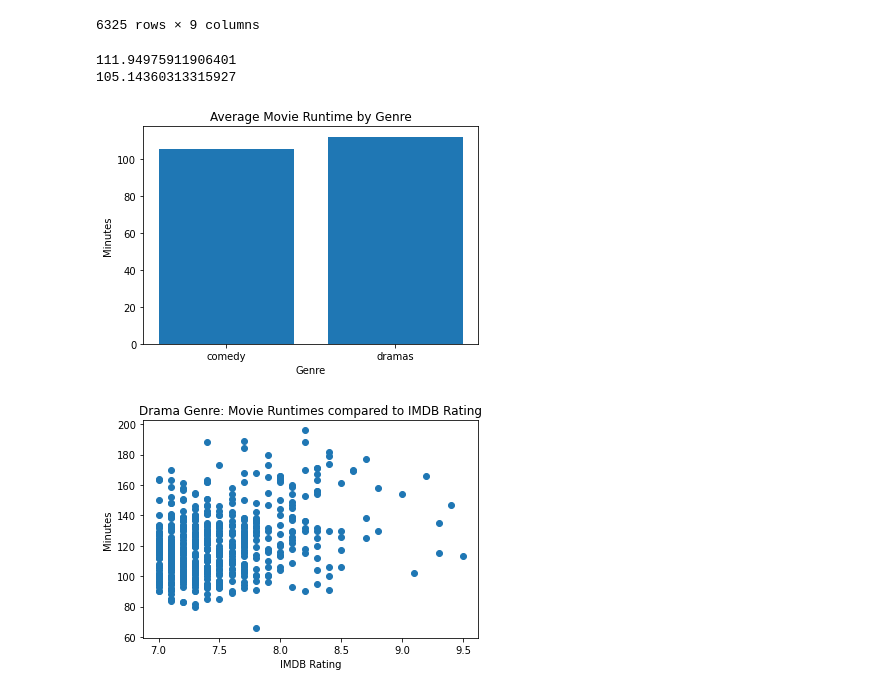
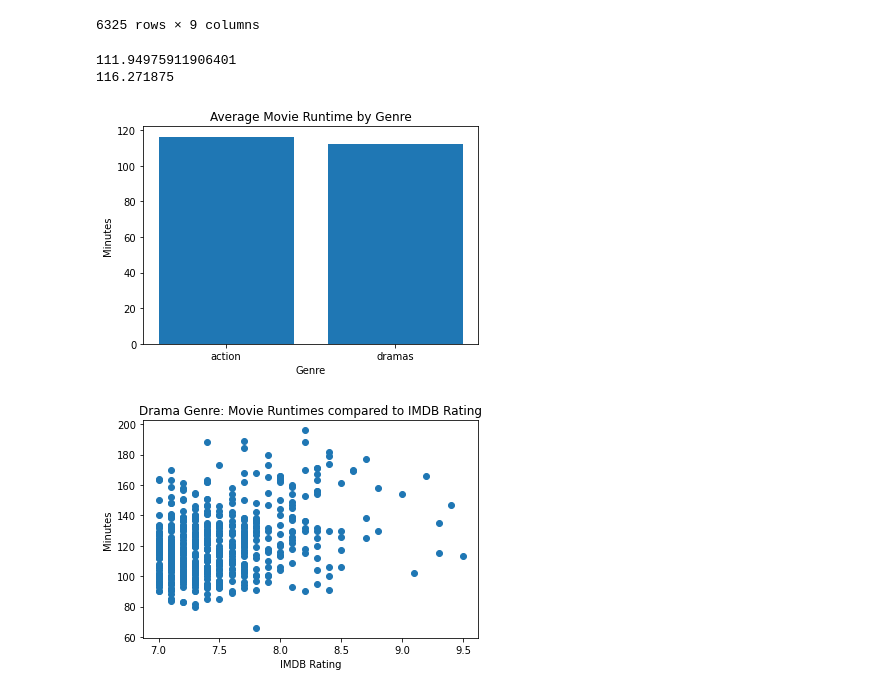
Before and after one commit to lperconti/Phase-One-Project---Lenore-Kelsey-Drew, a Jupyter notebook: Lenore Exploration with Plots.ipynb, the cells around one changed output. Drawn from its saved outputs; the diff is of its cells as text; code cells hidden in the pictures.

Commit message:
syncing up Lenore Exploration w/ plots

```diff
--- a/Lenore Exploration with Plots.ipynb
+++ b/Lenore Exploration with Plots.ipynb
@@ -193,29 +193,29 @@ dramas_runtimes_mean = dramas['runtime_minutes'].mean()
 
 print(dramas_runtimes_mean)
 
-#average runtime for 'comedy'
-comedy = imdb_split_genres[(imdb_split_genres['genres'] == 'Comedy')]
-comedy_runtimes_mean = comedy['runtime_minutes'].mean()
+#average runtime for 'action'
+action = imdb_split_genres[(imdb_split_genres['genres'] == 'Action')]
+action_runtimes_mean = action['runtime_minutes'].mean()
 
-print(comedy_runtimes_mean)
+print(action_runtimes_mean)
 # %% [output]
 111.94975911906401
-105.14360313315927
+116.271875
 # %%
 #plotting the average runtime for Comedy and Drama
-x = 'comedy', 'dramas'
-y = comedy_runtimes_mean, dramas_runtimes_mean
+x = 'action', 'dramas'
+y = action_runtimes_mean, dramas_runtimes_mean
 
 plt.bar(x, y)
 
 plt.title("Average Movie Runtime by Genre")
 plt.xlabel("Genre")
 plt.ylabel("Minutes")
 
 
 plt.show()
 # %% [output]
-[figure, old version]
+[figure, new version]
 # %%
 #dramas runtimes compared to ratings
 
```
Also changed, not shown: parts of 2 cells of this notebook.
